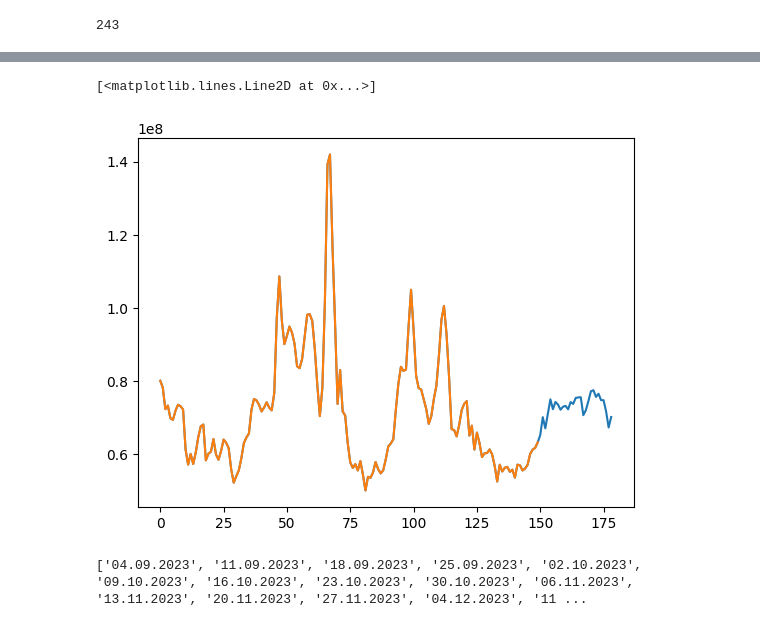
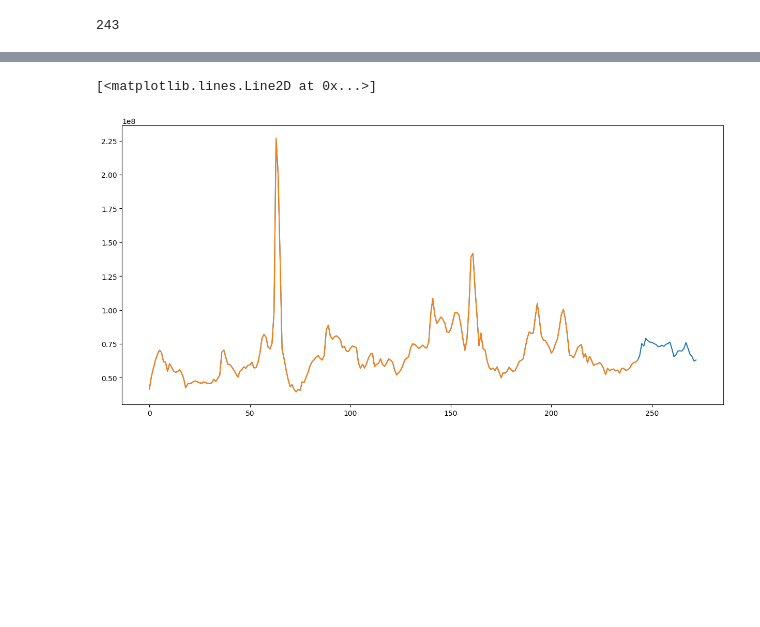
Before and after one commit to kdimon15/hack_media, a Jupyter notebook: продажи.ipynb, the cells around one changed output, grey strips where cells are left out. Saved outputs shown, nothing was run; the diff lists cells and outputs as text; code cells hidden in the pictures; blank space fills up the shorter version.

```diff
--- a/продажи.ipynb
+++ b/продажи.ipynb
@@ -85,8 +138,15 @@ for i in range(1, 30):
 
     cur_df = df[df[f'target_{i}'].notna()]
 
-    if i == 1:
-        cur_df = cur_df[(cur_df[f'target_1'] < 1.5) & (cur_df[f'target_1'] > 0.7)]
+    # if i <= 20:
+        # cur_df = cur_df[(cur_df[f'target_1'] < 1.5) & (cur_df[f'target_1'] > 0.7)]
+    cur_df = cur_df.drop([43-i, 44-i, 45-i, 46-i])
+
+    # for j in range(1, 30):
+    #     if abs(i - j) >= 7:
+    #         # print(i, j)
+    #         # display(cur_df)
+    #         cur_df = cur_df.drop([f'feature_mean_week_{j-1}', f'feature_mean_week_norm_{j-1}'], axis=1)
 
     train_data, valid_data = cur_df[:int(len(cur_df) * (1-test_size))], cur_df[int(len(cur_df) * (1-test_size)):]
 
@@ -103,7 +163,7 @@ for i in range(1, 30):
         custom_metric=['R2'],
 
         random_state=42,
-        thread_count=4
+        thread_count=5
     )
 
     model.fit(X_train, y_train, eval_set=(X_valid, y_valid), verbose=1000)
@@ -216,19 +291,32 @@ def create_features(df):
     week_info = df.groupby('неделя')['продажи'].agg(['sum', 'count'])
     week_info.columns = [f'week_{x}' for x in week_info.columns]
 
-    df = df.merge(week_info, how='left', right_index=True, left_on='неделя')
-    df['feature_mean_week'] = df['week_sum'] / df['week_count']
-    df['feature_mean_week_norm'] = df['feature_mean_week'] / df['продажи'].shift(1)
+    # df = df.merge(week_info, how='left', right_index=True, left_on='неделя')
+    # df['week_sum'] -= df['продажи']
+    # df['week_count'] -= 1
+    # df['feature_mean_week'] = df['week_sum'] / df['week_count']
+    # df['feature_mean_week_norm'] = df['feature_mean_week'] / df['продажи'].shift(1)
+    # df.drop(['week_sum', 'week_count'], axis=1, inplace=True)
 
-    df['feature_EBANIY_RABOTAI'] = df['заболеваемость'].shift(1)
+    for i in range(29):
+        df[f'target_{i+1}'] = df['продажи'].shift(-i) / df['продажи'].shift(1)
+
+    # week_info_dict = week_info.to_dict()
+    for i in range(29):
+        df['tmp'] = df['неделя'] + i
+        df = df.merge(week_info, how='left', right_index=True, left_on='tmp')
+        # df['week_sum'] -= df[f'target_{i+1}']
+        # df['week_count'] -= 1
+        df[f'feature_mean_week_{i}'] = df['week_sum'] / df['week_count']
+        df[f'feature_mean_week_norm_{i}'] = df[f'feature_mean_week_{i}'] / df['продажи'].shift(1)
+        df.drop(['week_sum', 'week_count'], axis=1, inplace=True)
+
+    df['feature_illnesses'] = df['заболеваемость'].shift(1)
 
     df['feature_week'] = df['неделя']
 
     for i in range(1, 16, 4):
         df[f'feature_month_diff_{i}'] = df['продажи'].shift(i) / df['продажи'].shift(i+4)
-
-    for i in range(29):
-        df[f'target_{i+1}'] = df['продажи'].shift(-i) / df['продажи'].shift(1)
 
     for i in [7, 13, 20]:
         df[f'feature_big_diff_{i}_weeks'] = df['продажи'].shift(1) / df['продажи'].shift(i)
@@ -260,12 +364,10 @@ sample
 # %%
-prev = df[df['продажи'].notna()]['продажи'].tolist()[-150:]
+prev = df[df['продажи'].notna()]['продажи'].tolist()
 # %%
+plt.figure(figsize=(15, 7))
+
 plt.plot(prev + preds)
 plt.plot(prev)
 # %% [output]
 [<matplotlib.lines.Line2D at 0x...>]
-[figure, old version]
+[figure, new version]
-# %%
-print(pd.read_csv('data/sample_submission.csv')['week'].tolist())
-# %% [output]
-['04.09.2023', '11.09.2023', '18.09.2023', '25.09.2023', '02.10.2023', '09.10.2023', '16.10.2023', '23.10.2023', '30.10.2023', '06.11.2023', '13.11.2023', '20.11.2023', '27.11.2023', '04.12.2023', '11 ...
```
Also changed, not shown: parts of 14 cells of this notebook, 3 other files.
